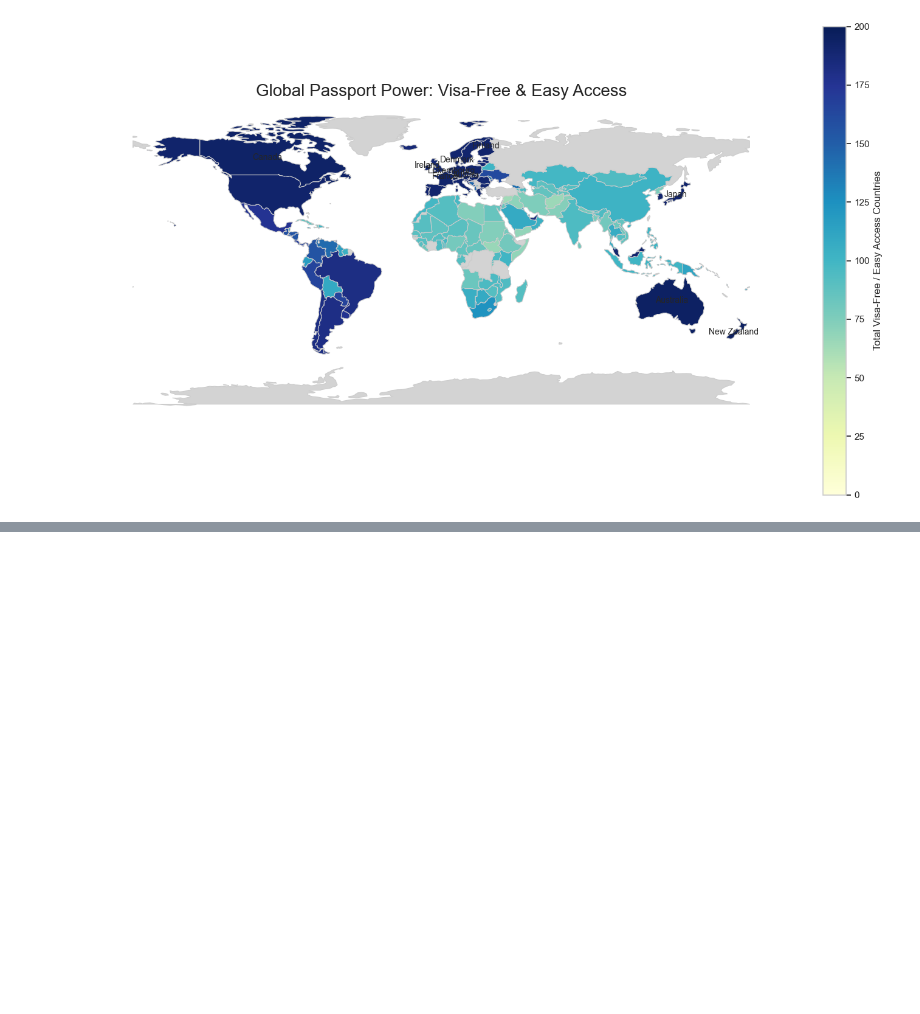
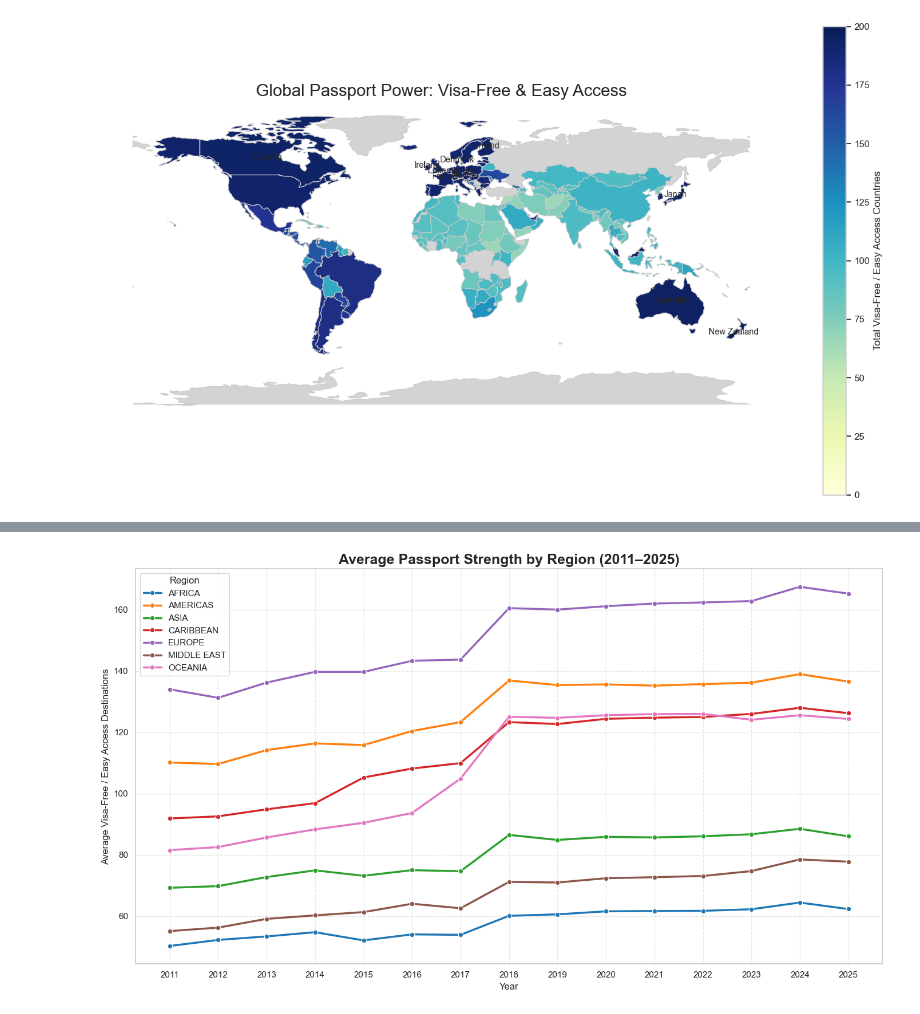
Before and after one commit to Deadpigg/dsa2101project, a Jupyter notebook: project.ipynb, the cells around one changed output, grey strips where cells are left out. Saved outputs shown, nothing was run; the diff lists cells and outputs as text; code cells hidden in the pictures; blank space fills up the shorter version.

```diff
--- a/project.ipynb
+++ b/project.ipynb
@@ -267,0 +342,35 @@ plt.show()
+# %%
+import seaborn as sns
+import matplotlib.pyplot as plt
+import pandas as pd
+
+# Filter data for 2011 to 2025
+region_trend = rank_by_year[(rank_by_year['year'] >= 2011) & (rank_by_year['year'] <= 2025)]
+
+# Group by region and year, calculate average visa-free count
+region_trend = region_trend.groupby(['region', 'year']).agg(
+    avg_visa_free=('visa_free_count', 'mean')
+).reset_index()
+
+# Plot line plot
+plt.figure(figsize=(14,8))
+sns.lineplot(
+    data=region_trend,
+    x='year',
+    y='avg_visa_free',
+    hue='region',
+    marker='o',
+    palette='tab10',   # distinct colors for regions
+    linewidth=2.5
+)
+
+plt.title("Average Passport Strength by Region (2011–2025)", fontsize=18, weight='bold')
+plt.xlabel("Year", fontsize=12)
+plt.ylabel("Average Visa-Free / Easy Access Destinations", fontsize=12)
+plt.xticks(range(2011, 2026))  # show all years from 2011 to 2025
+plt.legend(title="Region", fontsize=11, title_fontsize=12)
+plt.grid(linestyle='--', alpha=0.5)
+plt.tight_layout()
+plt.show()
+# %% [output]
+[figure, added]
```
Also changed, not shown: parts of 3 cells of this notebook.
